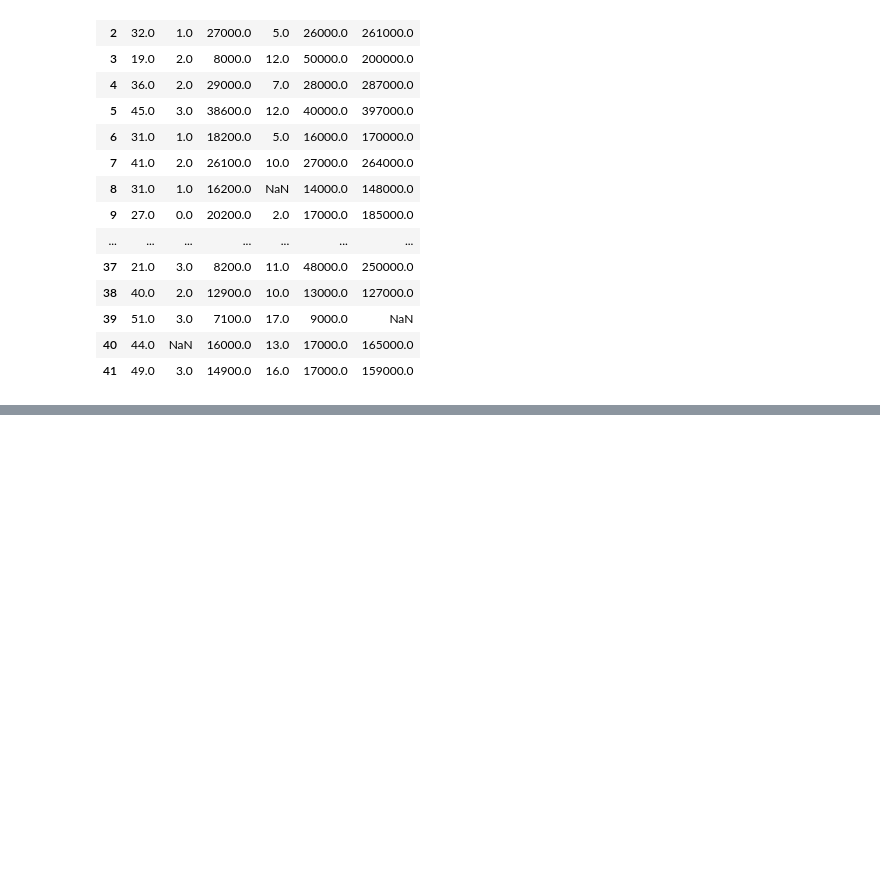
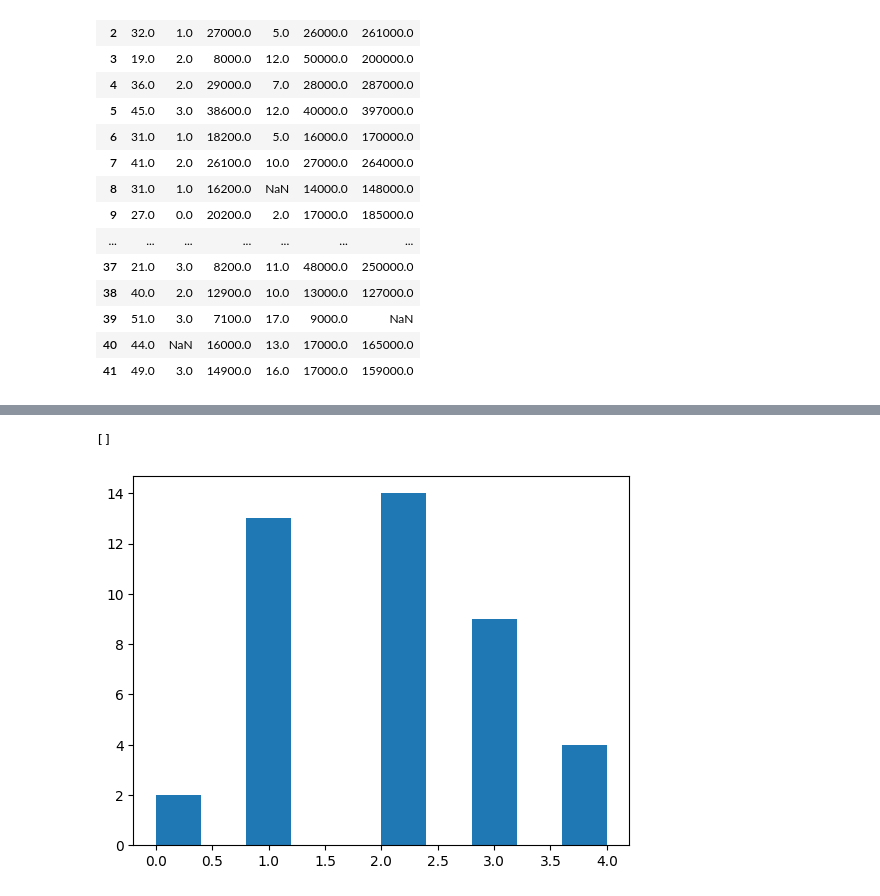
Before and after one commit to gsgol/Data_analysis, a Jupyter notebook: lab1/Golovanov_Marevichev.ipynb, the cells around one changed output, grey strips where cells are left out. Drawn from its saved outputs; the diff is of its cells as text; code cells hidden in the pictures; blank space fills up the shorter version.

```diff
--- a/lab1/Golovanov_Marevichev.ipynb
+++ b/lab1/Golovanov_Marevichev.ipynb
@@ -65,0 +57,6 @@ df_renamed.fillna(df_renamed.median(), inplace = True)
+# %%
+plt.hist(df_renamed["numOfDependents"])
+plt.plot()
+# %% [output]
+[]
+[figure, added]
```
Also changed, not shown: parts of 27 cells of this notebook.
